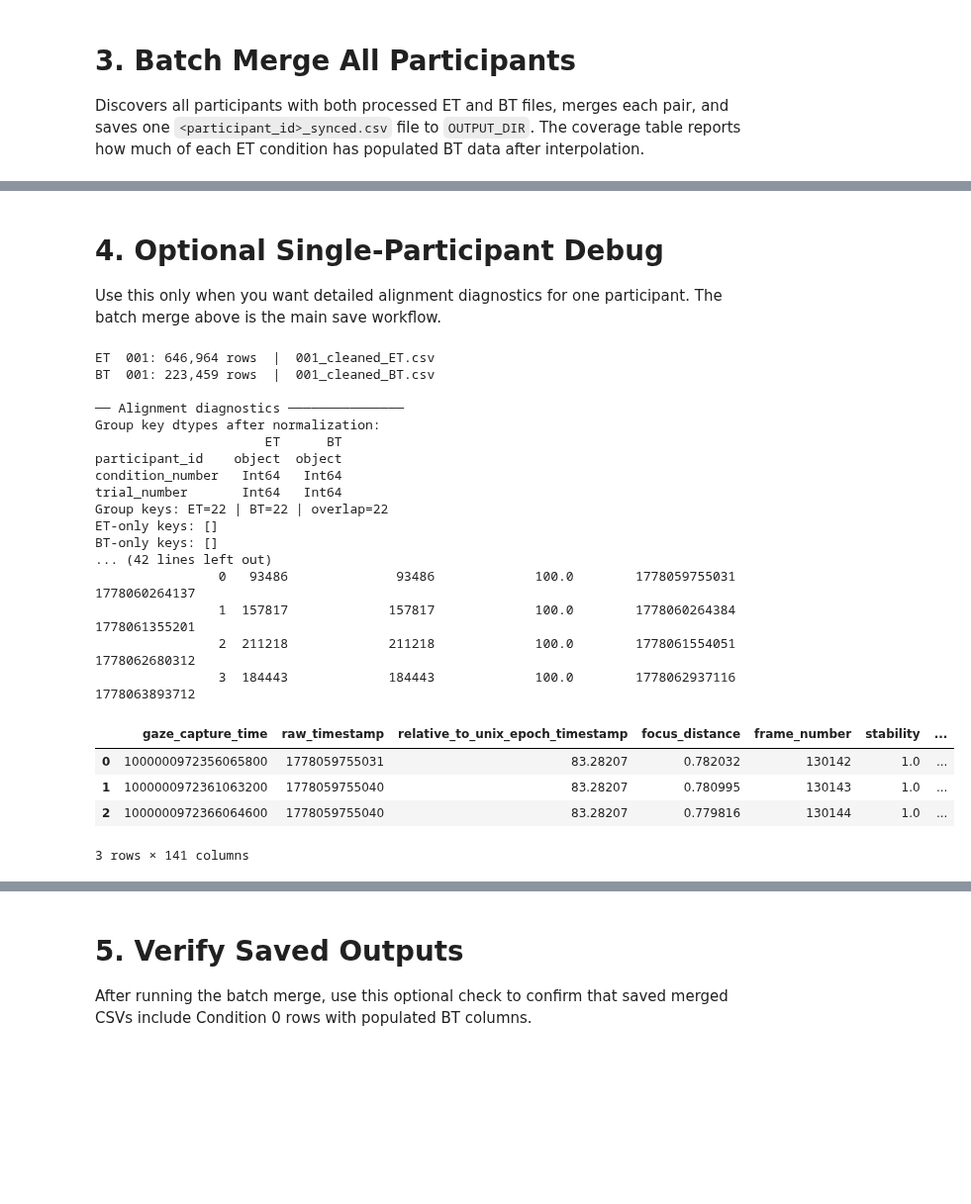
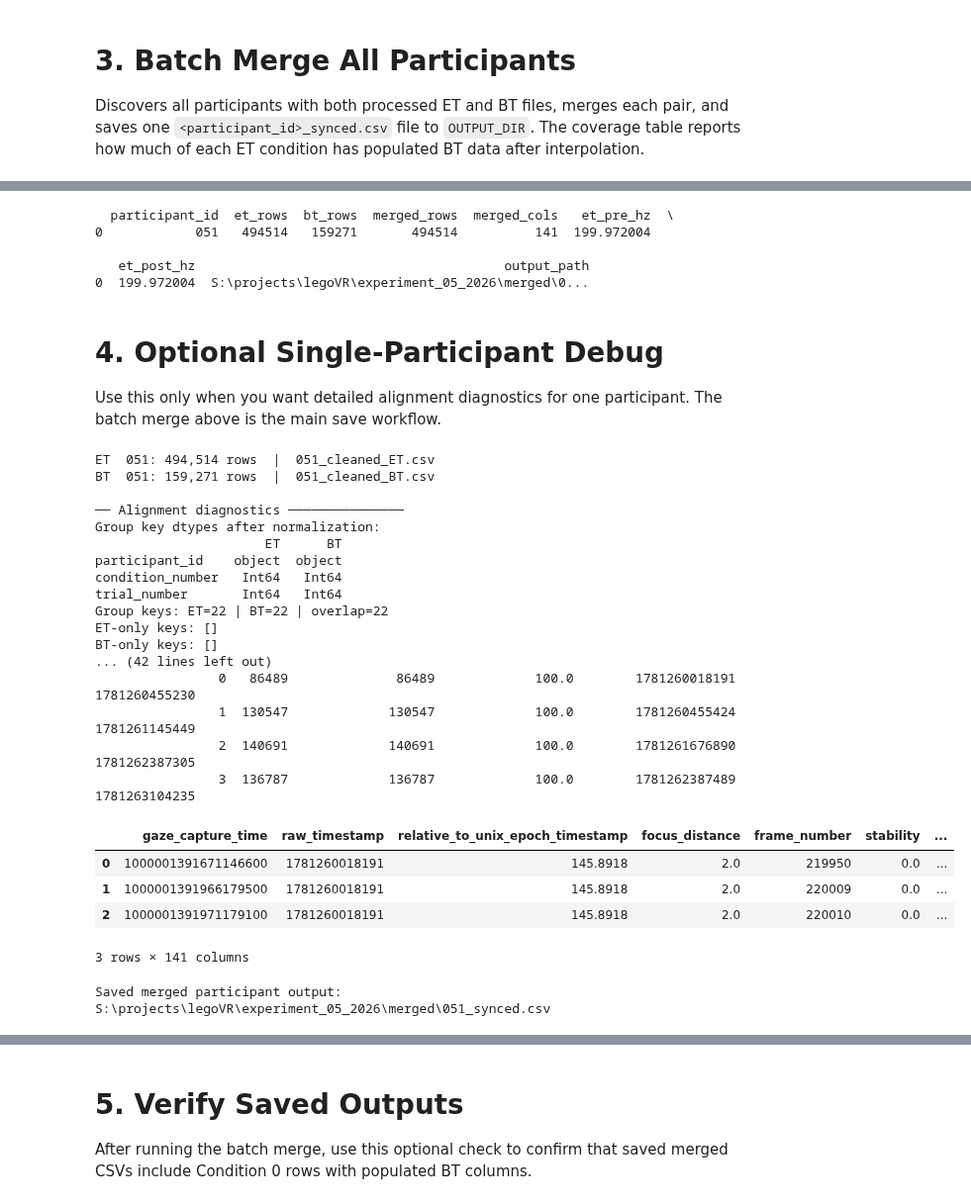
Before and after one commit to JohnMadrid/lego-vr-analysis, a Jupyter notebook: eye-classification/merge_et_bt.ipynb, the cells around one changed output, grey strips where cells are left out. Shown at 99% size. Drawn from its saved outputs; the diff is of its cells as text; code cells hidden in the pictures; blank space fills up the shorter version.

Commit message:
updated merge code

```diff
--- a/eye-classification/merge_et_bt.ipynb
+++ b/eye-classification/merge_et_bt.ipynb
@@ -593,52 +599,65 @@ else:
+# %%
+print(summary_df)
+# %% [output]
+  participant_id  et_rows  bt_rows  merged_rows  merged_cols   et_pre_hz  \
+0            051   494514   159271       494514          141  199.972004
+
+   et_post_hz                                        output_path
+0  199.972004  S:\projects\legoVR\experiment_05_2026\merged\0...
 # %% [markdown]
 # 4. Optional Single-Participant Debug
 
 Use this only when you want detailed alignment diagnostics for one participant. The batch merge above is the main save workflow.
 # %%
-DEBUG_PARTICIPANT_ID = '001'  # Example: "001"
+DEBUG_PARTICIPANT_ID = '051'  # Example: "001"
 
 if DEBUG_PARTICIPANT_ID is not None:
     debug_sync_df, debug_rate_report, debug_meta = build_synchronized_dataframe(
         DEBUG_PARTICIPANT_ID,
         run_diagnostics=True,
     )
 
     print("\nShapes")
     print(f"  ET input  : {debug_meta['et_shape']}")
     print(f"  BT input  : {debug_meta['bt_shape']}")
     print(f"  Merged    : {debug_meta['sync_shape']}")
     print("\nSampling rates")
     print(debug_rate_report.to_string(index=False))
     print("\nBT coverage by condition")
     print(debug_meta["coverage_by_condition"].to_string(index=False))
 
     bt_debug_cols = get_representative_bt_columns(debug_sync_df)
     display(debug_sync_df.loc[debug_sync_df[bt_debug_cols].notna().any(axis=1)].head(3))
+
+    out_path = OUTPUT_DIR / f"{debug_meta['pid']}_synced.csv"
+    debug_sync_df.to_csv(out_path, index=False)
+    print(f"\nSaved merged participant output: {out_path}")
 else:
     print("Set DEBUG_PARTICIPANT_ID to a participant ID to run detailed diagnostics.")
 # %% [output]
-ET  001: 646,964 rows  |  001_cleaned_ET.csv
-BT  001: 223,459 rows  |  001_cleaned_BT.csv
+ET  051: 494,514 rows  |  051_cleaned_ET.csv
+BT  051: 159,271 rows  |  051_cleaned_BT.csv
 
 ── Alignment diagnostics ───────────────
 Group key dtypes after normalization:
                       ET      BT
 participant_id    object  object
 condition_number   Int64   Int64
 trial_number       Int64   Int64
 Group keys: ET=22 | BT=22 | overlap=22
 ET-only keys: []
 BT-only keys: []
 ... (42 lines left out)
-                0   93486              93486             100.0        1778059755031       1778060264137
-                1  157817             157817             100.0        1778060264384       1778061355201
-                2  211218             211218             100.0        1778061554051       1778062680312
-                3  184443             184443             100.0        1778062937116       1778063893712
+                0   86489              86489             100.0        1781260018191       1781260455230
+                1  130547             130547             100.0        1781260455424       1781261145449
+                2  140691             140691             100.0        1781261676890       1781262387305
+                3  136787             136787             100.0        1781262387489       1781263104235
 |  | gaze_capture_time | raw_timestamp | relative_to_unix_epoch_timestamp | focus_distance | frame_number | stability | ... |
-| 0 | 1000000972356065800 | 1778059755031 | 83.28207 | 0.782032 | 130142 | 1.0 | ... |
-| 1 | 1000000972361063200 | 1778059755040 | 83.28207 | 0.780995 | 130143 | 1.0 | ... |
-| 2 | 1000000972366064600 | 1778059755040 | 83.28207 | 0.779816 | 130144 | 1.0 | ... |
+| 0 | 1000001391671146600 | 1781260018191 | 145.8918 | 2.0 | 219950 | 0.0 | ... |
+| 1 | 1000001391966179500 | 1781260018191 | 145.8918 | 2.0 | 220009 | 0.0 | ... |
+| 2 | 1000001391971179100 | 1781260018191 | 145.8918 | 2.0 | 220010 | 0.0 | ... |
 3 rows × 141 columns
+Saved merged participant output: S:\projects\legoVR\experiment_05_2026\merged\051_synced.csv
 # %%
 print(debug_sync_df)
 # %% [output]
```
Also changed, not shown: parts of 5 cells of this notebook.
